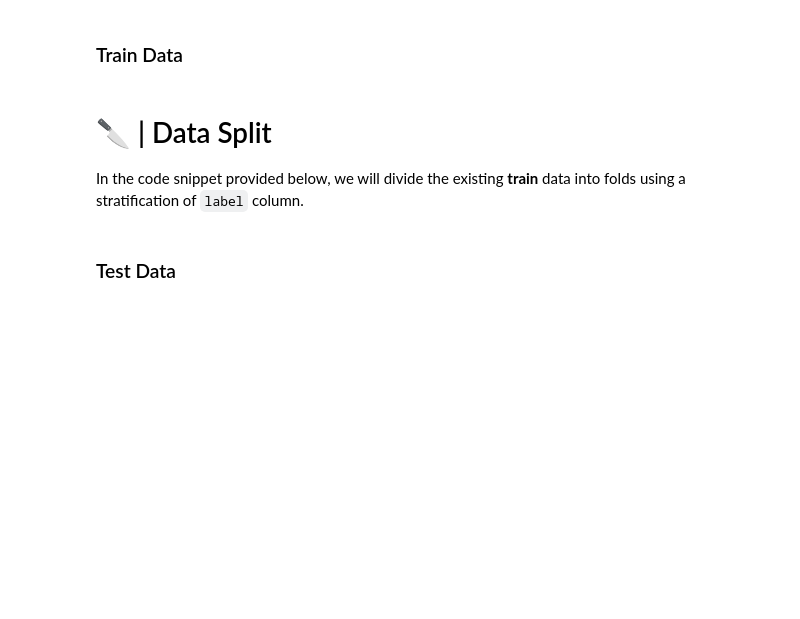
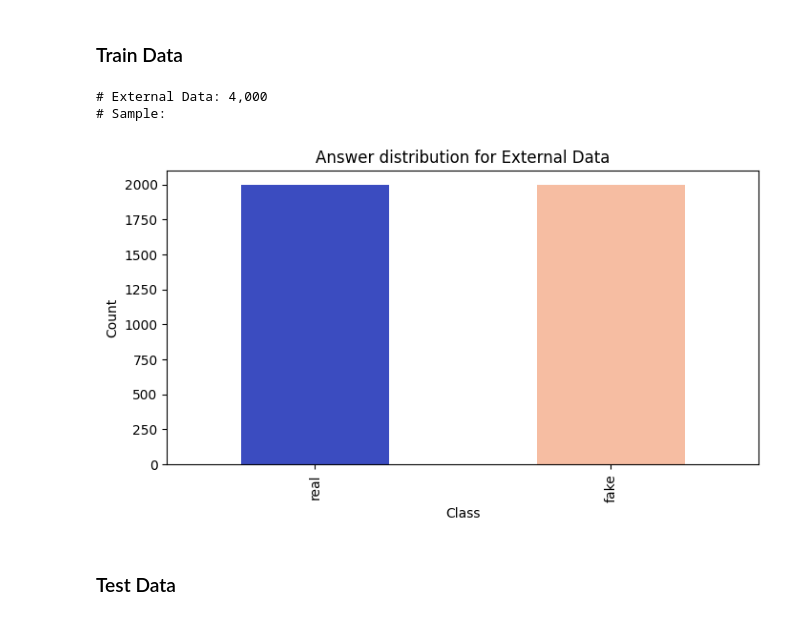
Before and after one commit to dinleo/Kaggle, a Jupyter notebook: llm-detect-ai-generated-text/Main.ipynb, the cells around one changed output. Cells and saved outputs as stored; diff of their text form; code cells hidden in the pictures; blank space fills up the shorter version.

Commit message:
train

```diff
--- a/llm-detect-ai-generated-text/Main.ipynb
+++ b/llm-detect-ai-generated-text/Main.ipynb
@@ -3,10 +3,10 @@
 # %%
 class CFG:
     # FLAG
-    TRAIN = False
-    VALID = True # If Set,
+    TRAIN = True
+    VALID = False
     TEST = True
-    LOAD_CKPT = True # If Set True, MODEL_DIR, MODEL_NAME must be specified
+    LOAD_CKPT = False # If Set True, MODEL_DIR, MODEL_NAME must be specified
     TEST_WOFT = False # TEST without fine-tuning
     MAKE_SUBMISSION = False # If Set True, 'make {WORKING_PATH}/submission.csv' too
 
@@ -15,25 +15,25 @@ class CFG:
     #   /input
     #       /train and test
     #   /{WORKING_PATH}
-    #       /model
+    #       /train
     #           /{MODEL_DIR}                (MODEL SAVE PATH)    = Preset * train_data_folder
-    #               {MODEL_NAME}.keras      (MODEL FILE)         = train_data_file * DataNum * Epoch * Fold
+    #               {MODEL_NAME}.keras      (MODEL FILE)         = train_data_file * DataNum * Epoch
     #       /test
     #           /{MODEL_DIR}                (TEST for MODEL)     = same with MODEL_DIR
     #               /{TEST_MODEL_DIR}       (TEST PATH)          = MODEL_NAME which is tested
     #                   {TEST_NAME}.csv     (TEST FILE)          = test_data_folder * test_data_file * DataNum * accuracy
-    TRAIN_DATA = './kaggle/input/daigt-proper-train-dataset/train_drcat_01.csv'
-    TEST_DATA = './kaggle/input/daigt-proper-train-dataset/train_drcat_03.csv'
+    TRAIN_DATA = './kaggle/input/Hello-SimpleAI-HC3/train_8000.csv'
+    TEST_DATA = './kaggle/input/Hello-SimpleAI-HC3/test_2000.csv'
     WORKING_PATH = './kaggle/working/'
 
     # (Just Folder or File Name, Not whole PATH and ".keras")
     # If None, ({preset})_({train_data_folder})
-    MODEL_DIR = '(deberta_v3_small_en)_(daigt-proper-train-dataset)'
-    # If None, ({train_data_folder})_({num_of_train/1000}K_{epochs}E_{fold}F).keras
-    MODEL_NAME = '(train_drcat_01.csv)_(2.0K_3E_1F)'
+    MODEL_DIR = None
+    # If None, ({train_data_folder})_({num_of_train/1000}K_{epochs}E).keras
+    MODEL_NAME = None
     # If None, {MODEL_NAME}
     TEST_MODEL_DIR = None
-    # If None, ({test_data_folder}__{test_data_file})_({num_of_test / 1000}K)_({accuracy}){i}.csv
+    # If None, ({test_data_folder}__{test_data_file}_{num_of_test / 1000}K)_({accuracy}){i}.csv
     TEST_NAME = None
 
     # CSV
@@ -45,17 +45,16 @@ class CFG:
         'label': 'label'
     }
     test_att = {
-        'id': 'essay_id',
+        'id': 'question',
         'text': 'text',
         'label': 'label'
     }
 
     # HYPER PARAM
-    num_of_train = 2000 # total num of train dataset. If None, use all
+    num_of_train = 4000 # total num of train dataset. If None, use all
     num_of_test = 1000 # total num of test dataset. If None, use all
+    num_of_valid = 40 # total num of valid dataset(using test data) If None, use all test data
     seed = 42  # Random seed
-    num_folds = 5  # Total folds
-    selected_folds = [0]  # Folds to train on
     epochs = 3 # Training epochs
     batch_size = 20  # Batch size
     drop_remainder = True  # Drop incomplete batches
@@ -72,6 +71,11 @@ class CFG:
     preset = "deberta_v3_small_en"  # Name of pretrained models
     device = 'GPU'  # Device
     cache = True # Caches data after one iteration, use only with `TPU` to avoid OOM
+    best = {
+        'best_auc': None,
+        'best_loss': None,
+        'best_epoch': None
+    }
 
     # CLASS
     class_names = ["real", "fake"]  # Class names [A, B, C, D, E]
@@ -100,9 +104,9 @@ class CFG:
     if TEST_NAME is None:
         test_data_folder = TEST_DATA.split('/')[-2]
         test_data_file = TEST_DATA.split('/')[-1]
-        TEST_NAME = f'({test_data_folder}__{test_data_file})_({num_of_test / 1000}K)_'
+        TEST_NAME = f'({test_data_folder}__{test_data_file}'
     TEST_MODEL_DIR = f'{WORKING_PATH}/test/{MODEL_DIR}/{TEST_MODEL_DIR}/'
-    MODEL_DIR = f'{WORKING_PATH}/model/{MODEL_DIR}/'
+    MODEL_DIR = f'{WORKING_PATH}/train/{MODEL_DIR}/'
 # %% [markdown]
 # 🛠 | Install Libraries
 # %%
@@ -267,8 +252,10 @@ def split_df(org_df, fold, seed):
 # %%
 if CFG.TRAIN:
     train_df = make_df(CFG.TRAIN_DATA, CFG.train_att, CFG.num_of_train, CFG.label2name)
     show_df(train_df)
+    train_df.head(5)
+    valid_df = None
+# %% [output]
+# External Data: 4,000
+# Sample:
+[figure, added]
-# %% [markdown]
-# 🔪 | Data Split
-
-In the code snippet provided below, we will divide the existing **train** data into folds using a stratification of `label` column.
```
Also changed, not shown: parts of 17 cells of this notebook, 2 other files.
